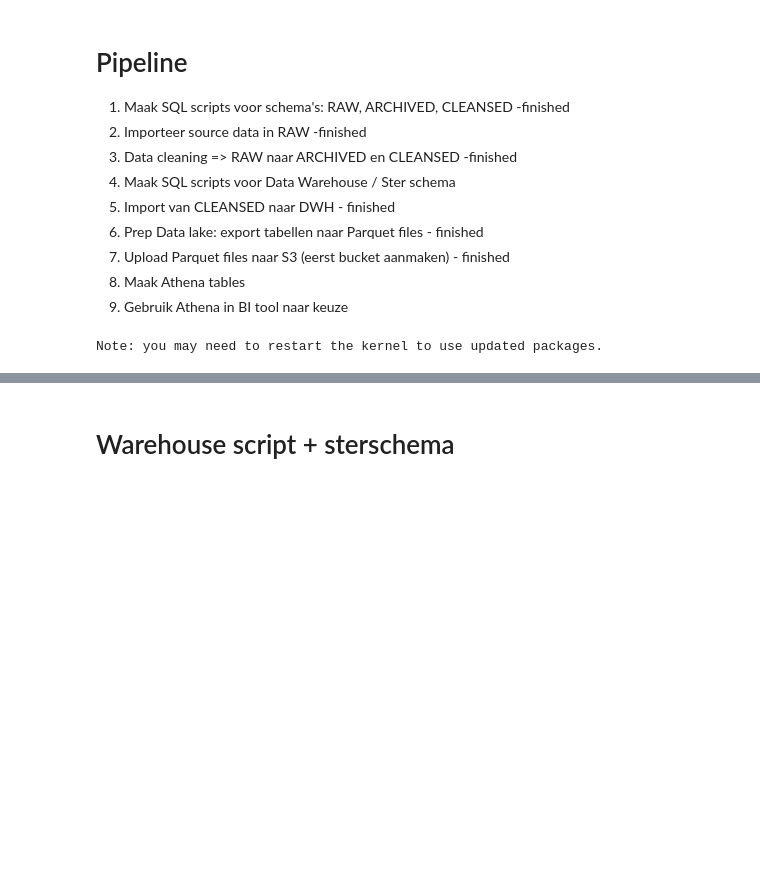
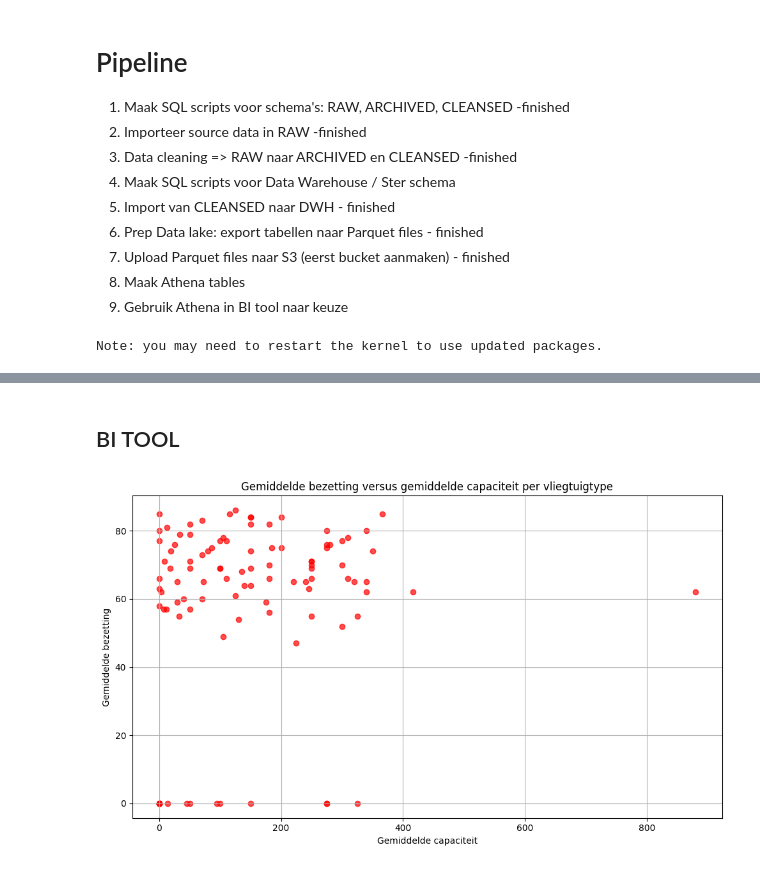
Before and after one commit to stoofvleesmetpasta/23-24-data-engineering-casus, a Jupyter notebook: pipeline.ipynb, the cells around one changed output, grey strips where cells are left out. Cells and saved outputs as stored; diff of their text form; code cells hidden in the pictures; blank space fills up the shorter version.

Commit message:
project finished (technical aspect)

```diff
--- a/pipeline.ipynb
+++ b/pipeline.ipynb
@@ -460,2 +17,37 @@ Data cleaning and import complete.
-# %% [markdown]
-# Warehouse script + sterschema
+# %% [markdown]
+## BI TOOL
+# %%
+from pyathena import connect
+import pandas as pd
+import matplotlib.pyplot as plt
+from pyathena.pandas.cursor import PandasCursor
+
+cursor = connect(s3_staging_dir="s3://bucket-data-engeneering-project-nick/Unsaved/2024/05/25/",
+                 region_name="us-east-1",
+                 cursor_class=PandasCursor).cursor()
+
+# querry om gemiddelde bezetting van vluchten per maatschappij te bekijken
+query_bezetting = """
+SELECT v.vliegtuigtype_naam,
+       AVG(f.bezetting) AS gemiddelde_bezetting,
+       AVG(v.capaciteit) AS gemiddelde_capaciteit
+FROM
+    "data-engeneering-project-db".vluchten_feit_parquet f
+JOIN "data-engeneering-project-db".vliegtuig_dim_parquet v ON f.vliegtuig_code = v.vliegtuig_code
+GROUP BY v.vliegtuigtype_naam
+"""
+
+# Gegevens ophalen van Athena
+data_bezetting = cursor.execute(query_bezetting).as_pandas()
+
+# Visualisatie - Scatterplot
+plt.figure(figsize=(10, 6))
+plt.scatter(data_bezetting['gemiddelde_capaciteit'], data_bezetting['gemiddelde_bezetting'], c='red', alpha=0.7)
+plt.xlabel('Gemiddelde capaciteit')
+plt.ylabel('Gemiddelde bezetting')
+plt.title('Gemiddelde bezetting versus gemiddelde capaciteit per vliegtuigtype')
+plt.grid(True)
+plt.tight_layout()
+plt.show()
+# %% [output]
+[figure, added]
```
Also changed, not shown: parts of 7 cells of this notebook, 5 other files.
